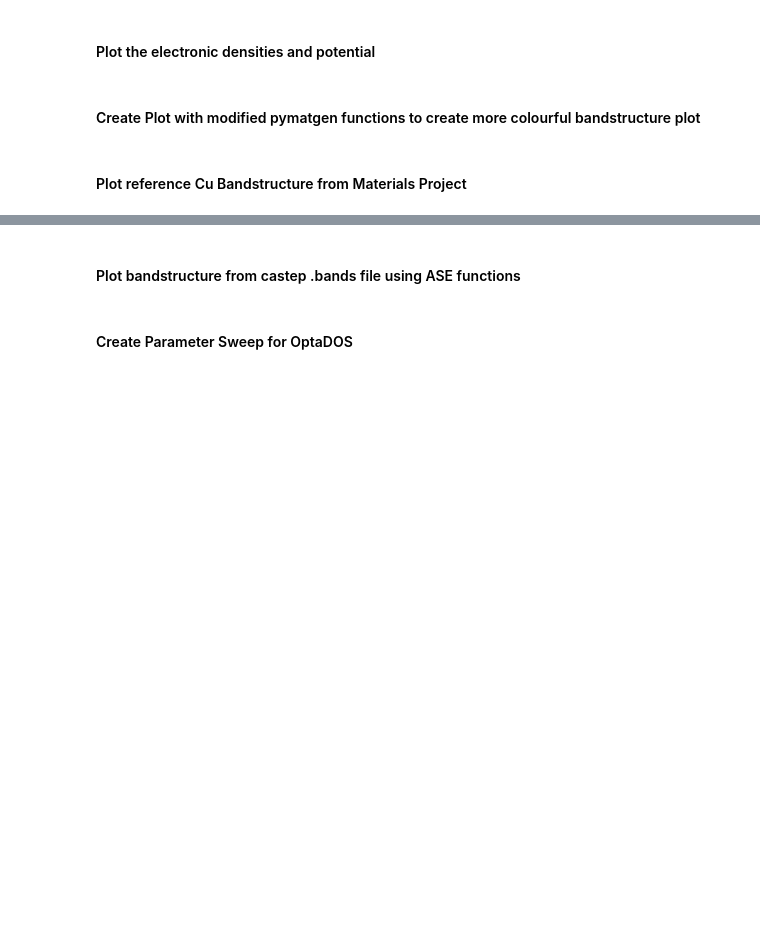
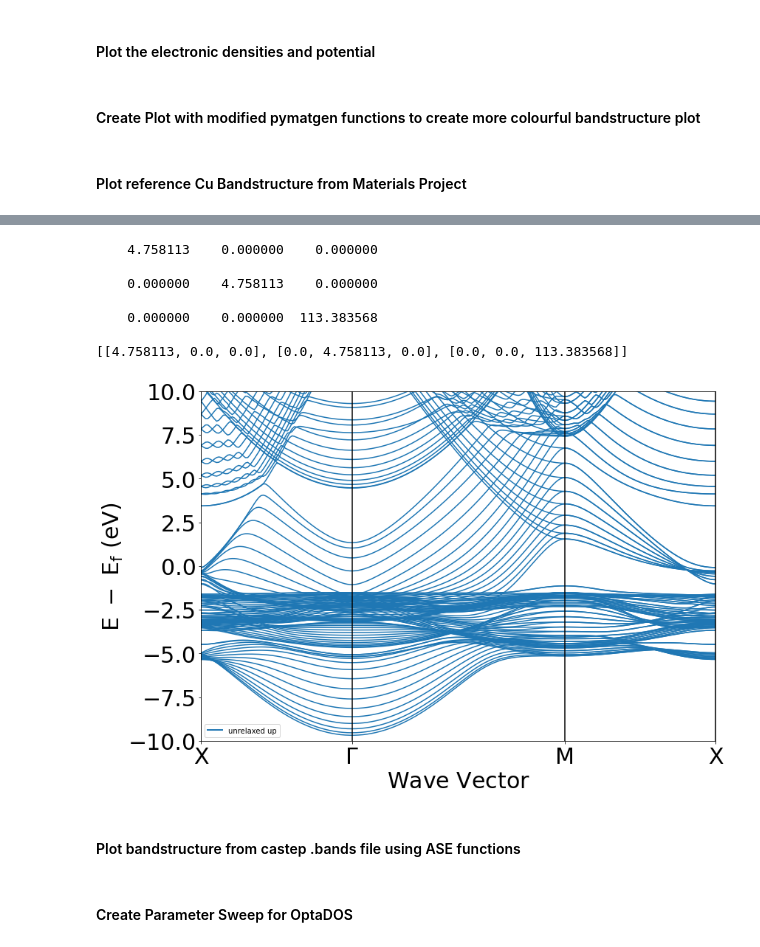
Before and after one commit to wuppersaver/photoemission, a Jupyter notebook: Plotting.ipynb, the cells around one changed output, grey strips where cells are left out. Cells and saved outputs as stored; diff of their text form; code cells hidden in the pictures; blank space fills up the shorter version.

```diff
--- a/Plotting.ipynb
+++ b/Plotting.ipynb
@@ -434,3 +456,17 @@ plt.savefig('./structures/plots/Cu_bulk_pbe_bandstruct_comp_mp_ref.png', dpi = 3
+# %%
+bs_cu100 = read_bands2pmg(path='./structures/Cu100_60_rerun', export=False)
+plotter = BSPlotter(bs_cu100)
+plotter.get_plot(ylim=[-10,10],bs_labels = ['unrelaxed', 'relaxed'])
+plt.savefig('./structures/plots/Cu100_rerun_bandstruct.png',dpi=200)
+# %% [output]
+    4.758113    0.000000    0.000000
+
+    0.000000    4.758113    0.000000
+
+    0.000000    0.000000  113.383568
+
+[[4.758113, 0.0, 0.0], [0.0, 4.758113, 0.0], [0.0, 0.0, 113.383568]]
+[figure, added]
 # %% [markdown]
 #### Plot bandstructure from castep .bands file using ASE functions
 # %%
```
Also changed, not shown: parts of 7 cells of this notebook, 2 other files.
